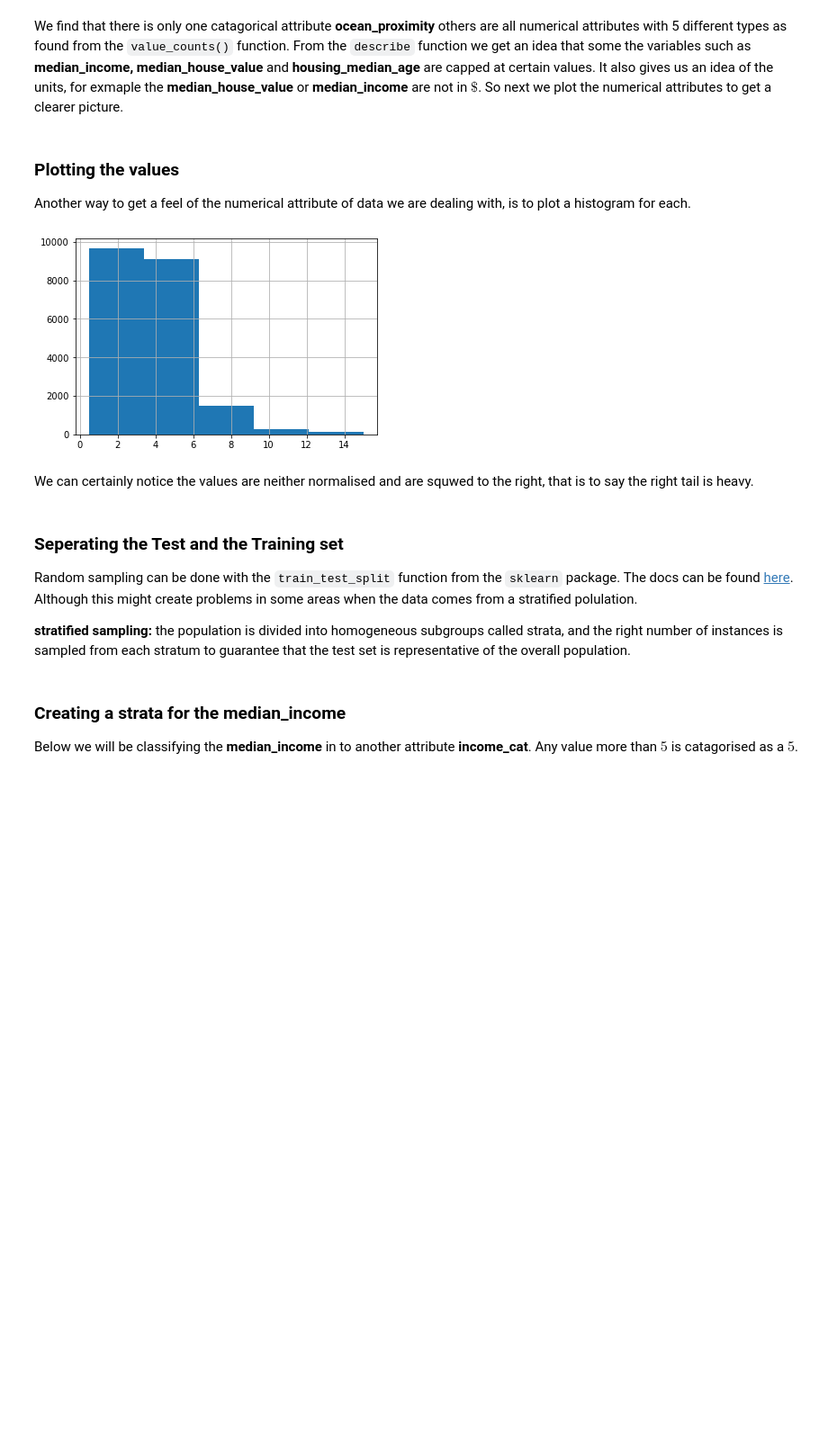
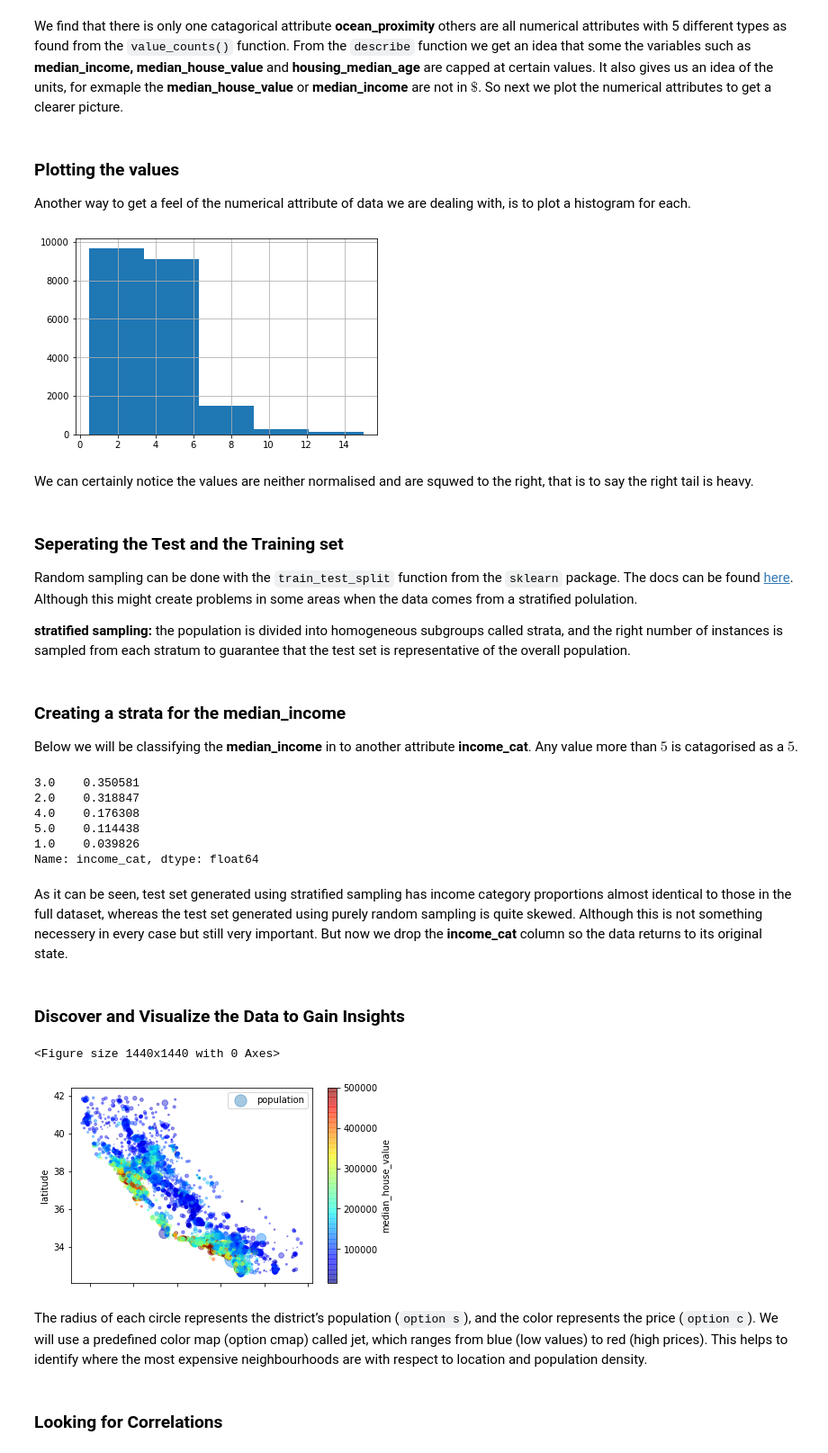
Before and after one commit to mm-crj/tf-exercies, a Jupyter notebook: Regression/California housing/california_housing_data.ipynb, the cells around one changed output. Shown: that part at 90% size. Cells and saved outputs as stored; diff of their text form; code cells hidden in the pictures; blank space fills up the shorter version.

```diff
--- a/Regression/California housing/california_housing_data.ipynb
+++ b/Regression/California housing/california_housing_data.ipynb
@@ -81,6 +84,22 @@ housing["income_cat"].where(housing["income_cat"] < 5, 5.0, inplace=True)
 from sklearn.model_selection import StratifiedShuffleSplit
 
 split = StratifiedShuffleSplit(n_splits=1, test_size=0.2, random_state=42)
+
 for train_index, test_index in split.split(housing, housing["income_cat"]):
     strat_train_set = housing.loc[train_index]
     strat_test_set = housing.loc[test_index]
+
+housing["income_cat"].value_counts() / len(housing)
+#strat_train_set["income_cat"].value_counts() / len(strat_train_set)
+#strat_test_set["income_cat"].value_counts() / len(strat_test_set)
+# %% [output]
+3.0    0.350581
+2.0    0.318847
+4.0    0.176308
+5.0    0.114438
+1.0    0.039826
+Name: income_cat, dtype: float64
+# %% [markdown]
+As it can be seen, test set generated using stratified sampling has
+income category proportions almost identical to those in the full dataset, whereas the
+test set generated using purely random sampling is quite skewed. Although this is not something necessery in every case but still very important. But now we drop the **income_cat** column so the data returns to its original state.
@@ -86,0 +109,22 @@ for train_index, test_index in split.split(housing, housing["income_cat"]):
+# %% [markdown]
+### Discover and Visualize the Data to Gain Insights
+# %%
+housing = strat_train_set.copy()
+fig= plt.figure(figsize=(20,20))
+housing.plot(kind="scatter", x="longitude", y="latitude", alpha=0.4,
+s=housing["population"]/100, label="population",
+c="median_house_value", cmap=plt.get_cmap("jet"), colorbar=True,)
+plt.legend()
+plt.savefig('housing_geo_plot.jpg',dpi=300)
+plt.show()
+plt.close('all')
+# %% [output]
+<Figure size 1440x1440 with 0 Axes>
+[figure, added]
+# %% [markdown]
+ The radius of each circle represents
+the district’s population (`option s`), and the color represents the price (`option c`). We
+will use a predefined color map (option cmap) called jet, which ranges from blue
+(low values) to red (high prices). This helps to identify where the most expensive neighbourhoods are with respect to location and population density.
+# %% [markdown]
+### Looking for Correlations
```
Also changed, not shown: parts of 8 cells of this notebook, 1 other file.
